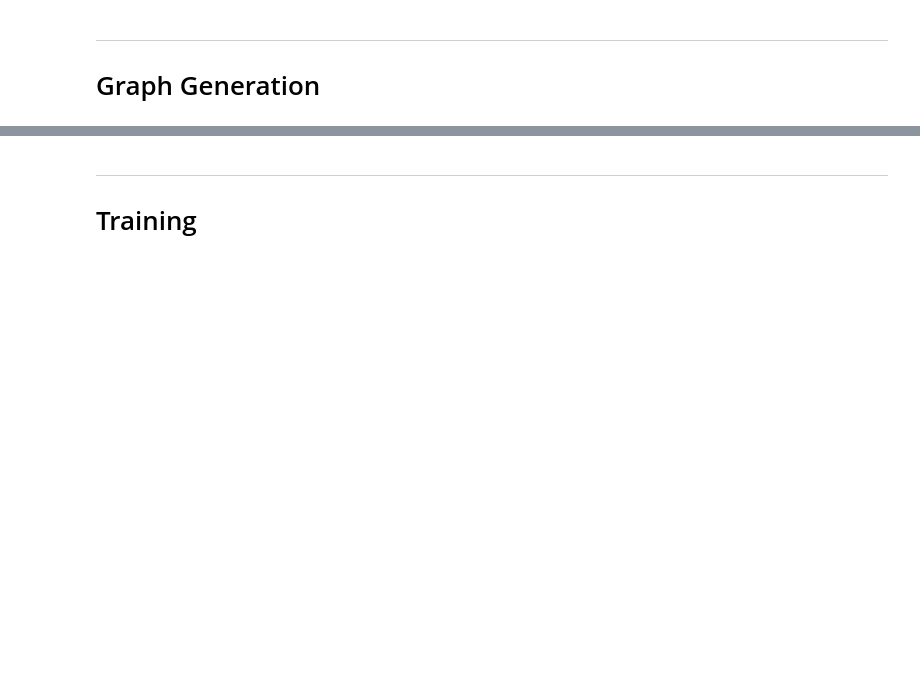
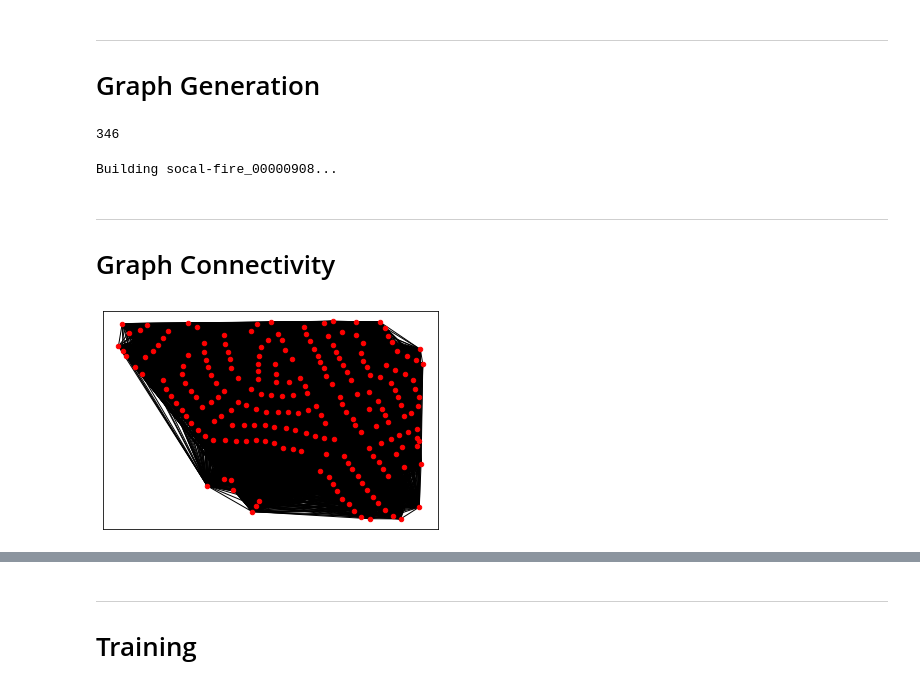
Before and after one commit to ali-ism/GCN-Disaster-Damage-thesis, a Jupyter notebook: playground.ipynb, the cells around one changed output, grey strips where cells are left out. Saved outputs shown, nothing was run; the diff lists cells and outputs as text; code cells hidden in the pictures; blank space fills up the shorter version.

```diff
--- a/playground.ipynb
+++ b/playground.ipynb
@@ -51,7 +46,12 @@ import pandas as pd
 # %%
-path = 'datasets/xbd/hold_bldgs/'
+import os
+from pathlib import Path
+import json
+import pandas as pd
+
+path = 'datasets/xbd/train_bldgs/'
 disaster_folders = os.listdir(path)
-disaster = 'mexico-earthquake'
+disaster = 'socal-fire'
 
 labels = pd.read_csv(list(Path(path + disaster).glob('*.csv*'))[0], index_col=0)
 labels.drop(columns=['long','lat'], inplace=True)
@@ -66,3 +66,40 @@ for zone in zones:
         processed_files.append(f'{zone}.pt')
 
 len(processed_files)
+# %% [output]
+346
+# %%
+for zone in [zones[0]]:
+    if (labels[labels['zone'] == zone]['class'] == 'un-classified').all() or \
+    (labels[labels['zone'] == zone]['class'] != 'un-classified').sum() == 1:
+        continue
+    print(f'Building {zone}...')
+    list_pre_images = list(map(str, Path(path + disaster).glob(f'{zone}_pre_disaster*')))
+    list_post_images = list(map(str, Path(path + disaster).glob(f'{zone}_post_disaster*')))
+    coords = []
+
+    for pre_image_file, post_image_file in zip(list_pre_images, list_post_images):
+
+        annot = labels.loc[os.path.split(post_image_file)[1],'class']
+        if annot == 'un-classified':
+            continue
+        coords.append((labels.loc[os.path.split(post_image_file)[1],'xcoord'],
+                        labels.loc[os.path.split(post_image_file)[1],'ycoord']))
+# %% [output]
+Building socal-fire_00000908...
+# %% [markdown]
+---
+
+# Graph Connectivity
+# %%
+import torch
+import networkx as nx
+from torch_geometric.utils import to_networkx
+
+data = torch.load('datasets/socal-fire_00000908.pt')
+data.pos = torch.tensor(coords)
+datax = to_networkx(data)
+nx.draw_networkx(datax, pos=dict(enumerate(data.pos.numpy())), arrows=False,
+                with_labels=False, node_size=20, node_color='red')
+# %% [output]
+[figure, added]
```
Also changed, not shown: parts of 11 cells of this notebook, 5 other files.
